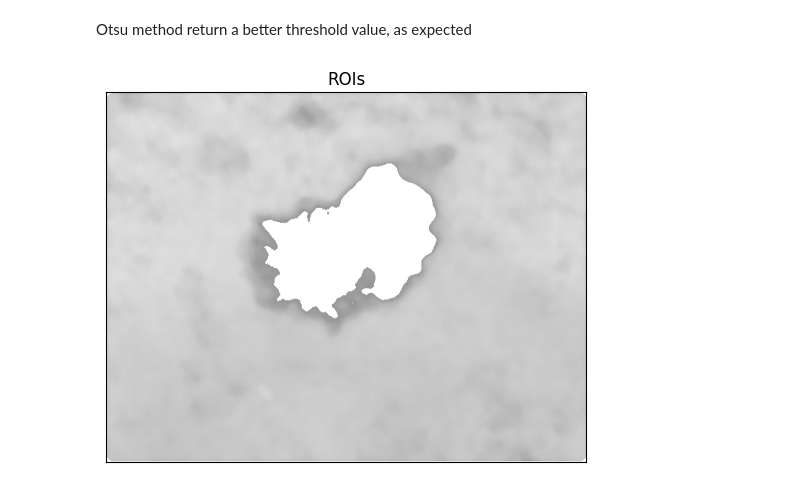
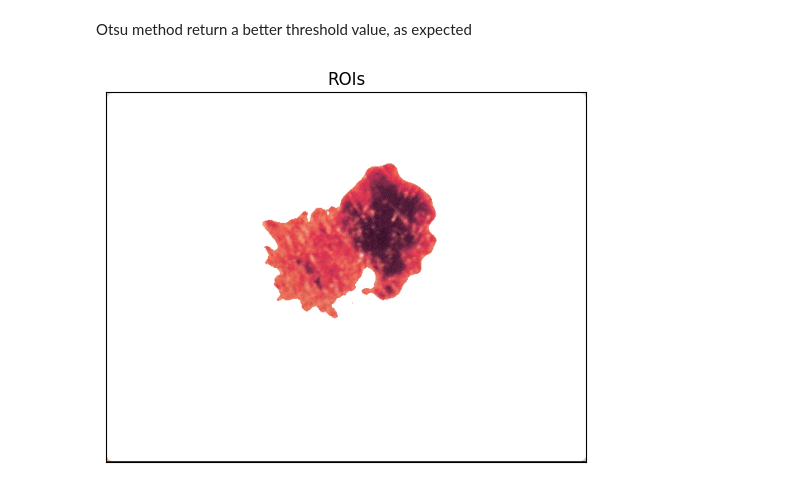
Before and after one commit to Fonty02/ComputerVision, a Jupyter notebook: Exercices/FontanaEx5.ipynb, the cells around one changed output. Drawn from its saved outputs; the diff is of its cells as text; code cells hidden in the pictures.

```diff
--- a/Exercices/FontanaEx5.ipynb
+++ b/Exercices/FontanaEx5.ipynb
@@ -9,6 +9,7 @@ import matplotlib.pyplot as plt
 Low-Level processing
 # %%
 img= cv2.imread('skin.jpeg')
+original = img.copy()
 img = cv2.cvtColor(img, cv2.COLOR_BGR2GRAY)
 print(img.shape)
 #adding a zero padding to the image
@@ -52,10 +53,16 @@ plt.show()
 # %% [markdown]
 Otsu method return a better threshold value, as expected
 # %%
-binary_mask = ~ otsuImage
-new_image=img | binary_mask
+binary_mask = otsuImage
+new_image=img = cv2.copyMakeBorder(original, 1, 1, 1, 1, cv2.BORDER_CONSTANT, value=0)
+colored = cv2.cvtColor(new_image, cv2.COLOR_BGR2RGB)
+R, G, B = cv2.split(colored)
+R=R| binary_mask
+G=G| binary_mask
+B=B | binary_mask
+new_image = cv2.merge((R, G, B))
 plt.title('ROIs')
-plt.imshow(new_image, cmap = 'gray',vmin=0,vmax=255)
+plt.imshow(new_image,vmin=0,vmax=255)
 plt.show(plt.xticks([]), plt.yticks([]))
 # %% [output]
-[figure, old version]
+[figure, new version]
```
